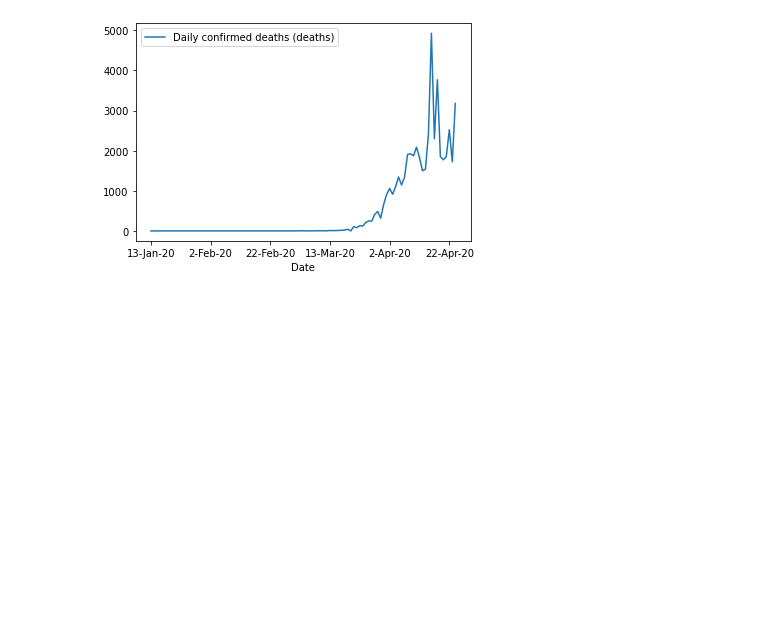
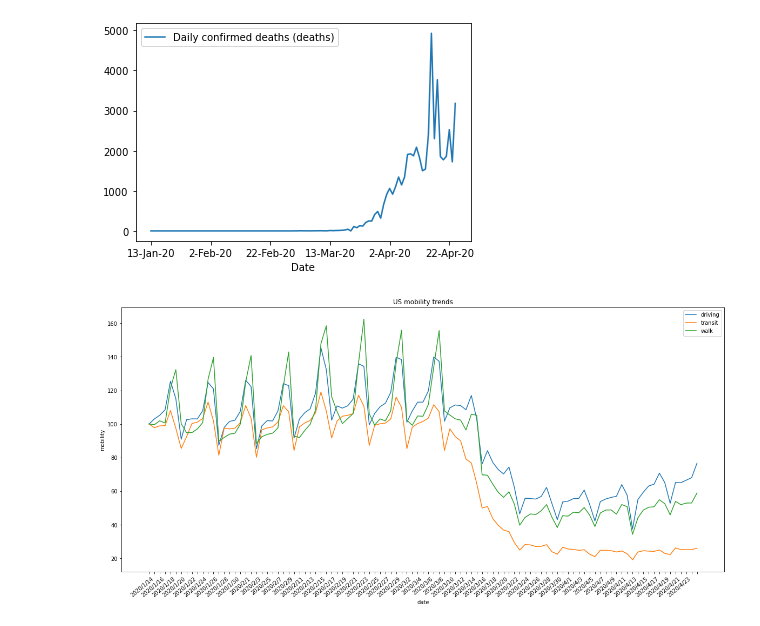
Before and after one commit to SPACE0724/DataScience-Project, a Jupyter notebook: COVID-19 Project.ipynb, the cells around one changed output. Drawn from its saved outputs; the diff is of its cells as text; code cells hidden in the pictures; blank space fills up the shorter version.

```diff
--- a/COVID-19 Project.ipynb
+++ b/COVID-19 Project.ipynb
@@ -68,3 +68,34 @@ df_daily_deaths.plot(x='Date')
 # %% [output]
 <matplotlib.axes._subplots.AxesSubplot at 0x...>
 [figure]
+# %%
+# Visualization (US mobility trends)
+# df_mobUS
+cols = df_mobUS.columns[1:]
+
+drive = df_mobUS.values[0]
+transit = df_mobUS.values[1]
+walk = df_mobUS.values[2]
+
+fig, ax = plt.subplots(figsize=(20, 10))
+ax.set_xticks(np.arange(len(cols)))
+ax.set_xticklabels(cols)
+
+plt.plot(cols, drive[1:], label="driving");
+plt.plot(cols,transit[1:], label="transit");
+plt.plot(cols,walk[1:], label="walk");
+
+plt.xlabel('date')
+plt.ylabel('mobility')
+plt.title('US mobility trends')
+plt.legend()
+
+plt.gcf().autofmt_xdate()
+plt.xticks(rotation=40)
+spacing = 2
+for label in ax.xaxis.get_ticklabels()[::spacing]:
+    label.set_visible(False)
+
+plt.show()
+# %% [output]
+[figure, added]
```
Also changed, not shown: parts of 21 cells of this notebook.
